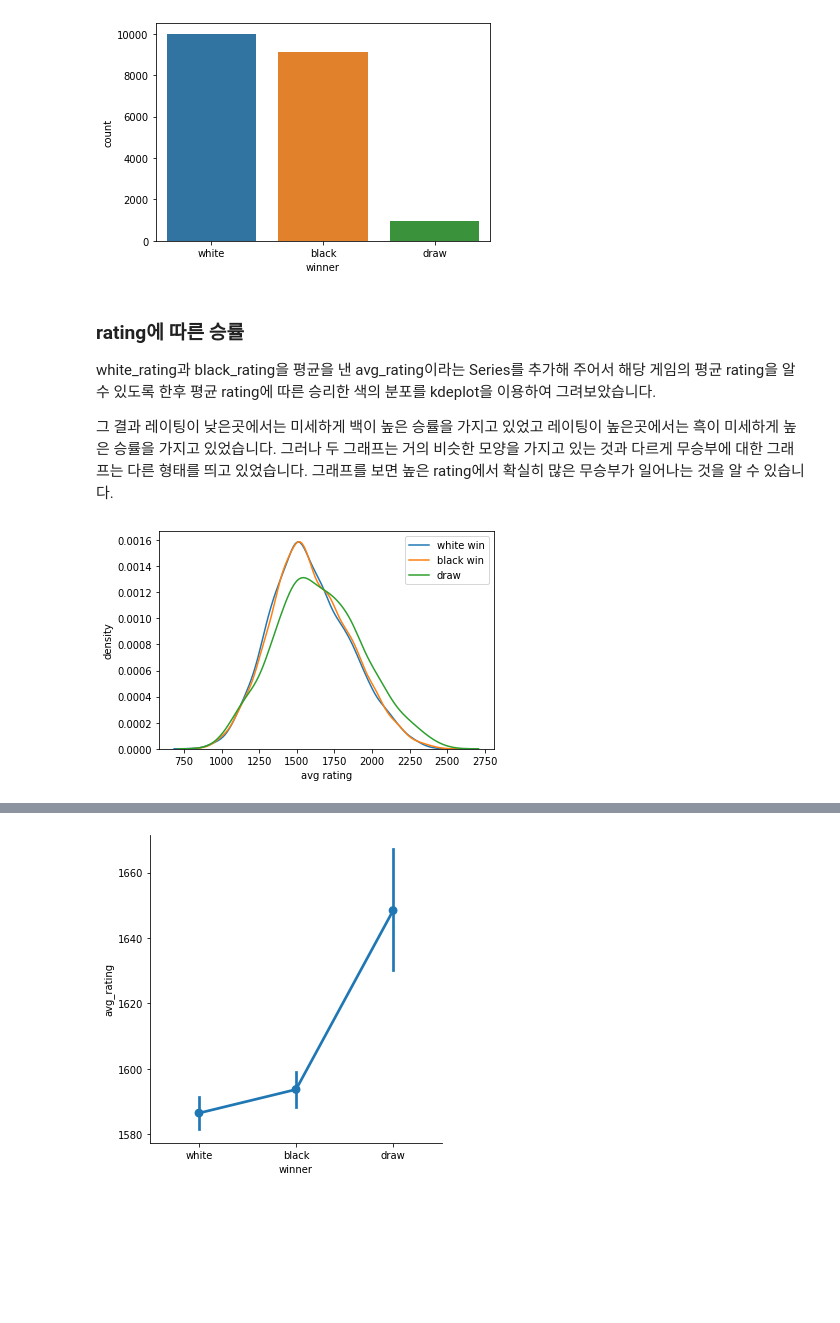
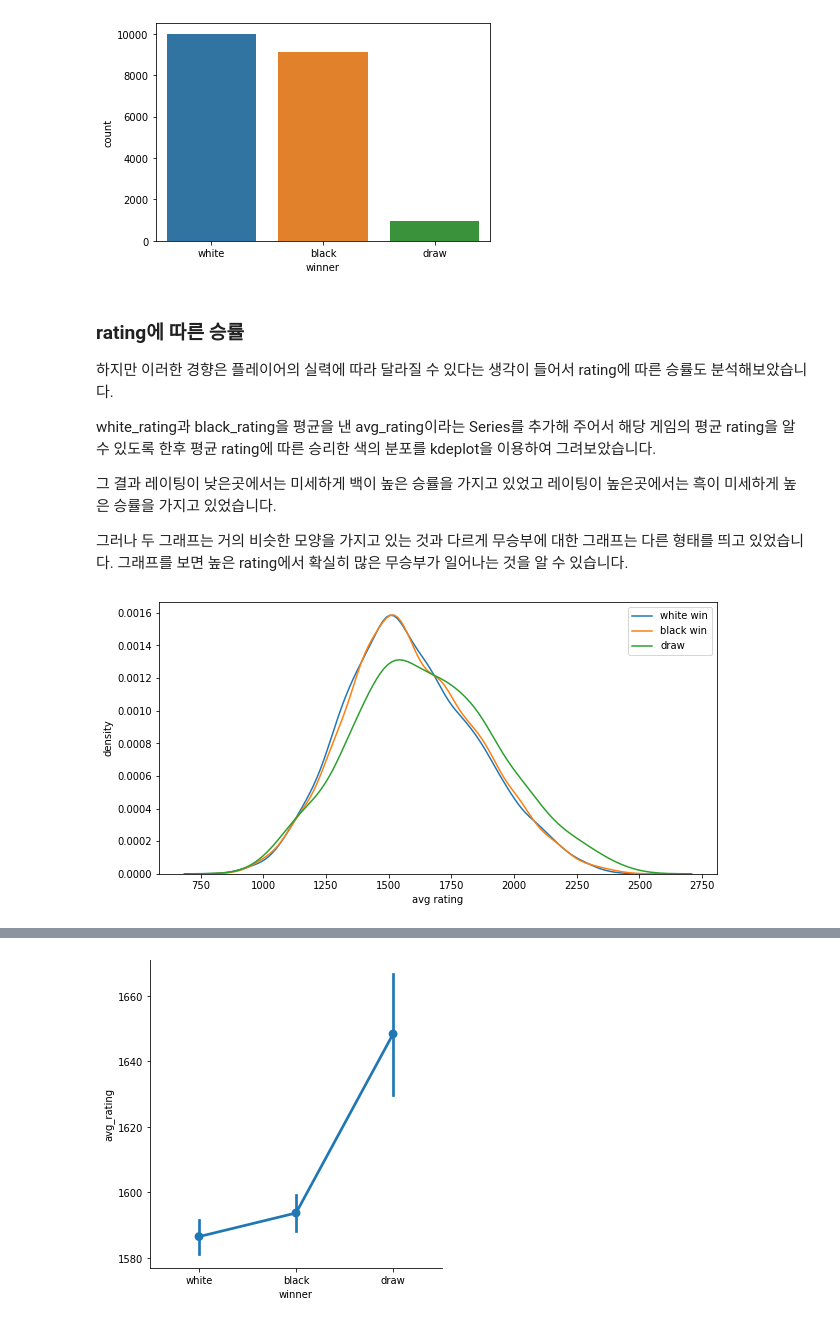
Before and after one commit to super-corini/programmers_kdt_II, a Jupyter notebook: 4. EDA.ipynb, the cells around one changed output, grey strips where cells are left out. Drawn from its saved outputs; the diff is of its cells as text; code cells hidden in the pictures; blank space fills up the shorter version.

```diff
--- a/4. EDA.ipynb
+++ b/4. EDA.ipynb
@@ -110,6 +123,10 @@ Name: winner, dtype: float64
 [figure]
 # %% [markdown]
 ### rating에 따른 승률
+하지만 이러한 경향은 플레이어의 실력에 따라 달라질 수 있다는 생각이 들어서 rating에 따른 승률도 분석해보았습니다.
+
 white_rating과 black_rating을 평균을 낸 avg_rating이라는 Series를 추가해 주어서 해당 게임의 평균 rating을 알 수 있도록 한후 평균 rating에 따른 승리한 색의 분포를 kdeplot을 이용하여 그려보았습니다.
 
-그 결과 레이팅이 낮은곳에서는 미세하게 백이 높은 승률을 가지고 있었고 레이팅이 높은곳에서는 흑이 미세하게 높은 승률을 가지고 있었습니다. 그러나 두 그래프는 거의 비슷한 모양을 가지고 있는 것과 다르게 무승부에 대한 그래프는 다른 형태를 띄고 있었습니다. 그래프를 보면 높은 rating에서 확실히 많은 무승부가 일어나는 것을 알 수 있습니다.
+그 결과 레이팅이 낮은곳에서는 미세하게 백이 높은 승률을 가지고 있었고 레이팅이 높은곳에서는 흑이 미세하게 높은 승률을 가지고 있었습니다.
+
+그러나 두 그래프는 거의 비슷한 모양을 가지고 있는 것과 다르게 무승부에 대한 그래프는 다른 형태를 띄고 있었습니다. 그래프를 보면 높은 rating에서 확실히 많은 무승부가 일어나는 것을 알 수 있습니다.
@@ -120,12 +133,15 @@ chess_df0 = pd.concat([chess_df, avg_rating], axis=1)
 # %%
-sns.kdeplot(chess_df1[chess_df1['winner'] == 'white']['avg_rating'])
-sns.kdeplot(chess_df1[chess_df1['winner'] == 'black']['avg_rating'])
-sns.kdeplot(chess_df1[chess_df1['winner'] == 'draw']['avg_rating'])
+fig, ax = plt.subplots(1,1, figsize = (10,5))
+sns.kdeplot(chess_df[chess_df['winner'] == 'white']['avg_rating'], ax = ax)
+sns.kdeplot(chess_df[chess_df['winner'] == 'black']['avg_rating'], ax = ax)
+sns.kdeplot(chess_df[chess_df['winner'] == 'draw']['avg_rating'], ax = ax)
+
+
 plt.xlabel('avg rating')
 plt.ylabel('density')
 plt.legend(['white win', 'black win', 'draw'])
 plt.show()
 # %% [output]
-[figure, old version]
+[figure, new version]
 # %% [markdown]
 이러한 경향을 좀더 자세히 분석해 보기 위해 백, 흑, 무승부가 각각 어느 rating에서 많이 일어나는지 catplot을 이용하여 분석해보았습니다.
```
Also changed, not shown: parts of 27 cells of this notebook.
